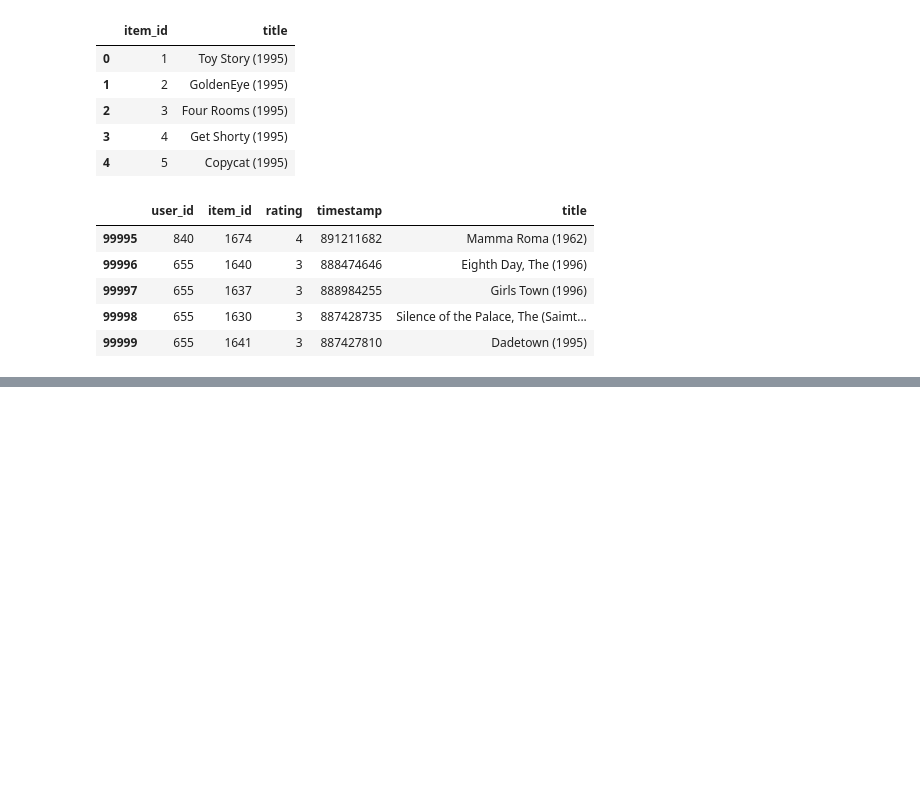
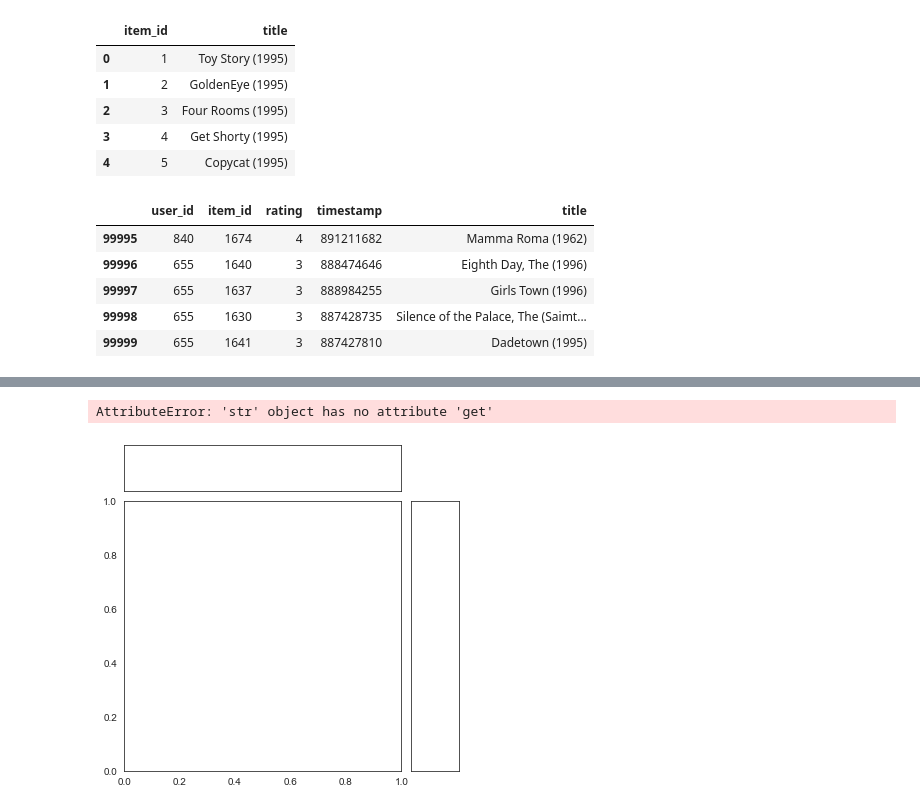
Before and after one commit to garimag20/Movie-Recommendation, a Jupyter notebook: Movie recommendation.ipynb, the cells around one changed output, grey strips where cells are left out. Cells and saved outputs as stored; diff of their text form; code cells hidden in the pictures; blank space fills up the shorter version.

```diff
--- a/Movie recommendation.ipynb
+++ b/Movie recommendation.ipynb
@@ -66,0 +164,5 @@ df.tail()
+# %%
+sns.jointplot(x = 'rating', y = 'num of ratings', data = 'rating, alpha = 0.5)
+# %% [output]
+AttributeError: 'str' object has no attribute 'get'
+[figure, added]
```
Also changed, not shown: parts of 11 cells of this notebook, 1 other file.
